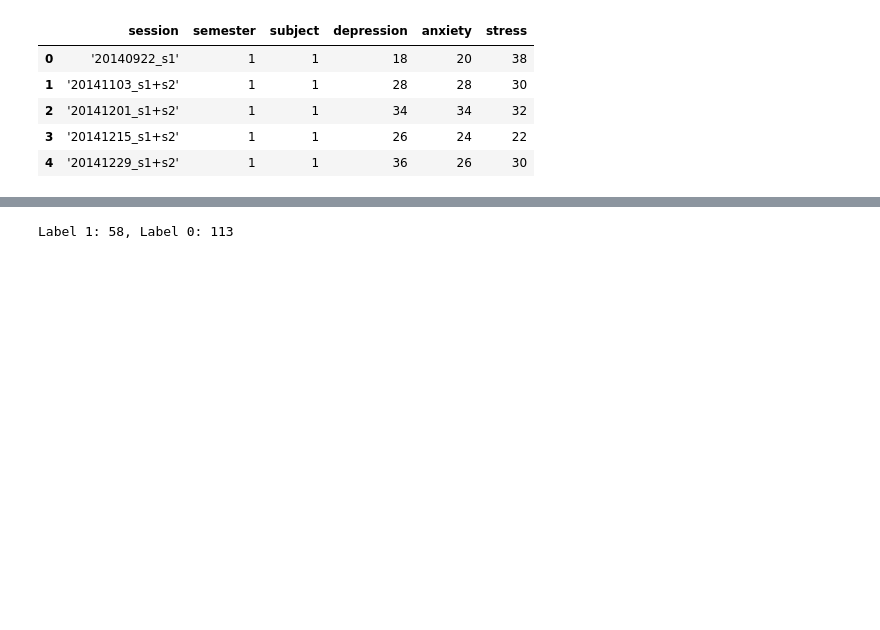
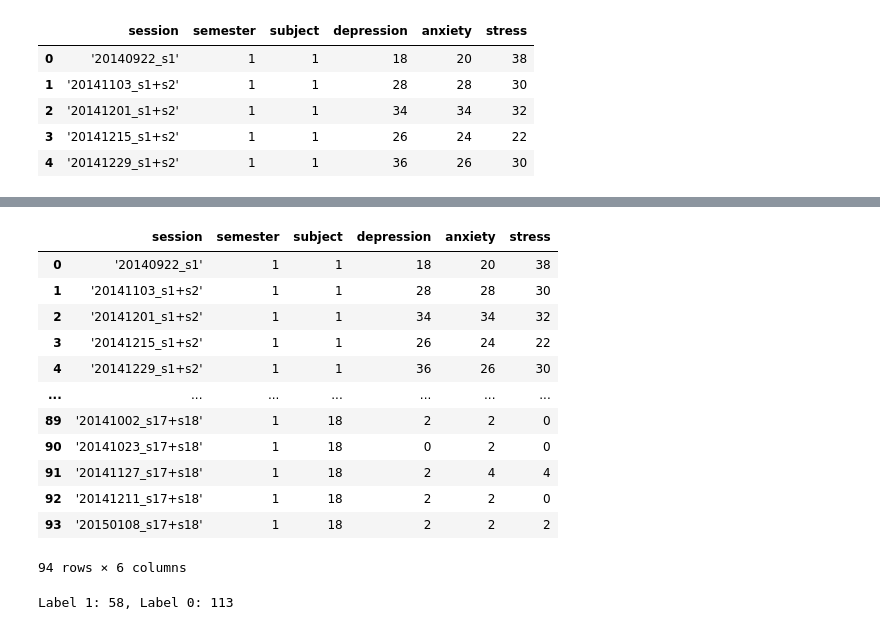
Before and after one commit to hundredball/Classroom_stress, a Jupyter notebook: data_analysis.ipynb, the cells around one changed output, grey strips where cells are left out. Cells and saved outputs as stored; diff of their text form; code cells hidden in the pictures; blank space fills up the shorter version.

```diff
--- a/data_analysis.ipynb
+++ b/data_analysis.ipynb
@@ -29,3 +52,19 @@ df.groupby(by='subject').sum().head()
+# %%
+df[df['subject']<19]
+# %% [output]
+|  | session | semester | subject | depression | anxiety | stress |
+| 0 | '20140922_s1' | 1 | 1 | 18 | 20 | 38 |
+| 1 | '20141103_s1+s2' | 1 | 1 | 28 | 28 | 30 |
+| 2 | '20141201_s1+s2' | 1 | 1 | 34 | 34 | 32 |
+| 3 | '20141215_s1+s2' | 1 | 1 | 26 | 24 | 22 |
+| 4 | '20141229_s1+s2' | 1 | 1 | 36 | 26 | 30 |
+| ... | ... | ... | ... | ... | ... | ... |
+| 89 | '20141002_s17+s18' | 1 | 18 | 2 | 2 | 0 |
+| 90 | '20141023_s17+s18' | 1 | 18 | 0 | 2 | 0 |
+| 91 | '20141127_s17+s18' | 1 | 18 | 2 | 4 | 4 |
+| 92 | '20141211_s17+s18' | 1 | 18 | 2 | 2 | 0 |
+| 93 | '20150108_s17+s18' | 1 | 18 | 2 | 2 | 2 |
+94 rows × 6 columns
 # %%
 # Get increased stress or normal label for each subject
 num_sub = 26
```
Also changed, not shown: parts of 14 cells of this notebook, 4 other files.
